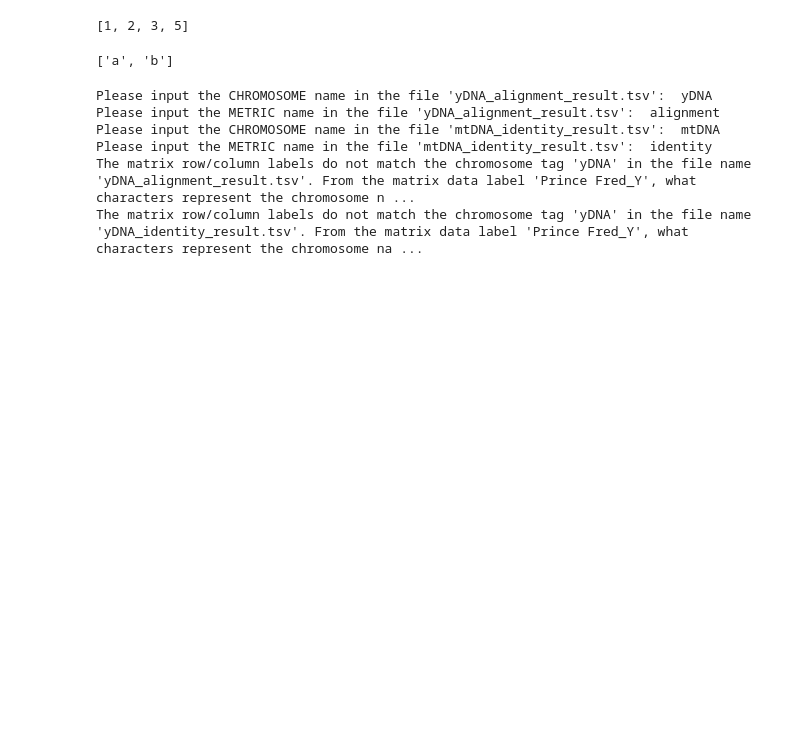
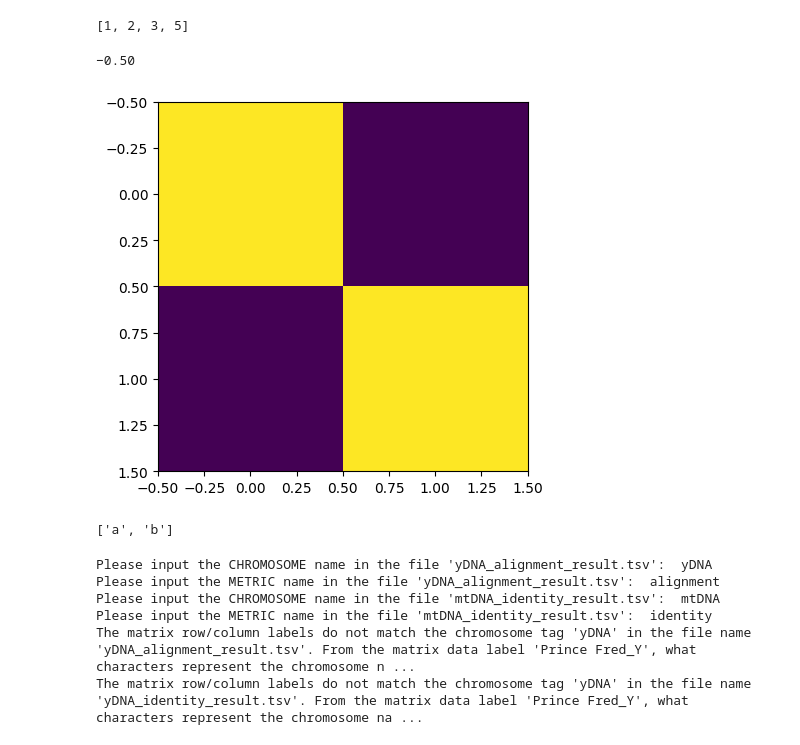
Before and after one commit to otodreas/RunningExercise3_BINP16, a Jupyter notebook: src/partiiiprograms/notes.ipynb, the cells around one changed output. Drawn from its saved outputs; the diff is of its cells as text; code cells hidden in the pictures; blank space fills up the shorter version.

Commit message:
made subplotting possible

```diff
--- a/src/partiiiprograms/notes.ipynb
+++ b/src/partiiiprograms/notes.ipynb
@@ -155,6 +155,20 @@ def find(lst):
 find(lst)
 # %% [output]
 [1, 2, 3, 5]
+# %%
+im1 = np.array([[1, 0], [0, 1]])
+im2 = np.array([[0, 1], [1, 0]])
+ims = [im1]#, im2]
+fig, axs = plt.subplots(1, len(ims))
+for i, im in enumerate(ims):
+    ax = axs[i] if len(ims) > 1 else axs
+    ax.imshow(im)
+
+    txt = ax.get_yticklabels()[0]
+    print(txt.get_text())
+# %% [output]
+−0.50
+[figure, added]
 # %%
 keys = ['a', 'b']
 values = [0] * len(keys)
```
Also changed, not shown: 14 other files.
